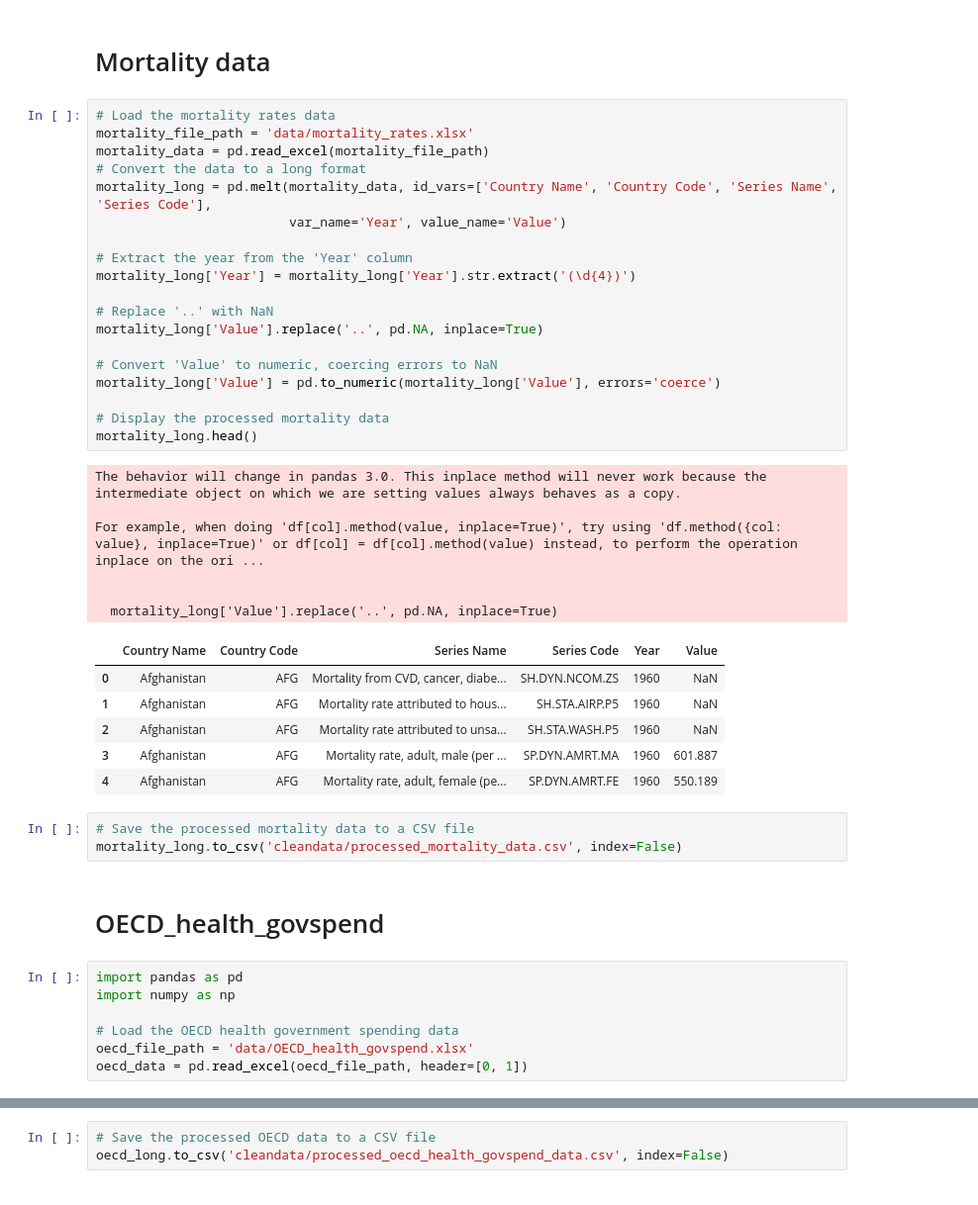
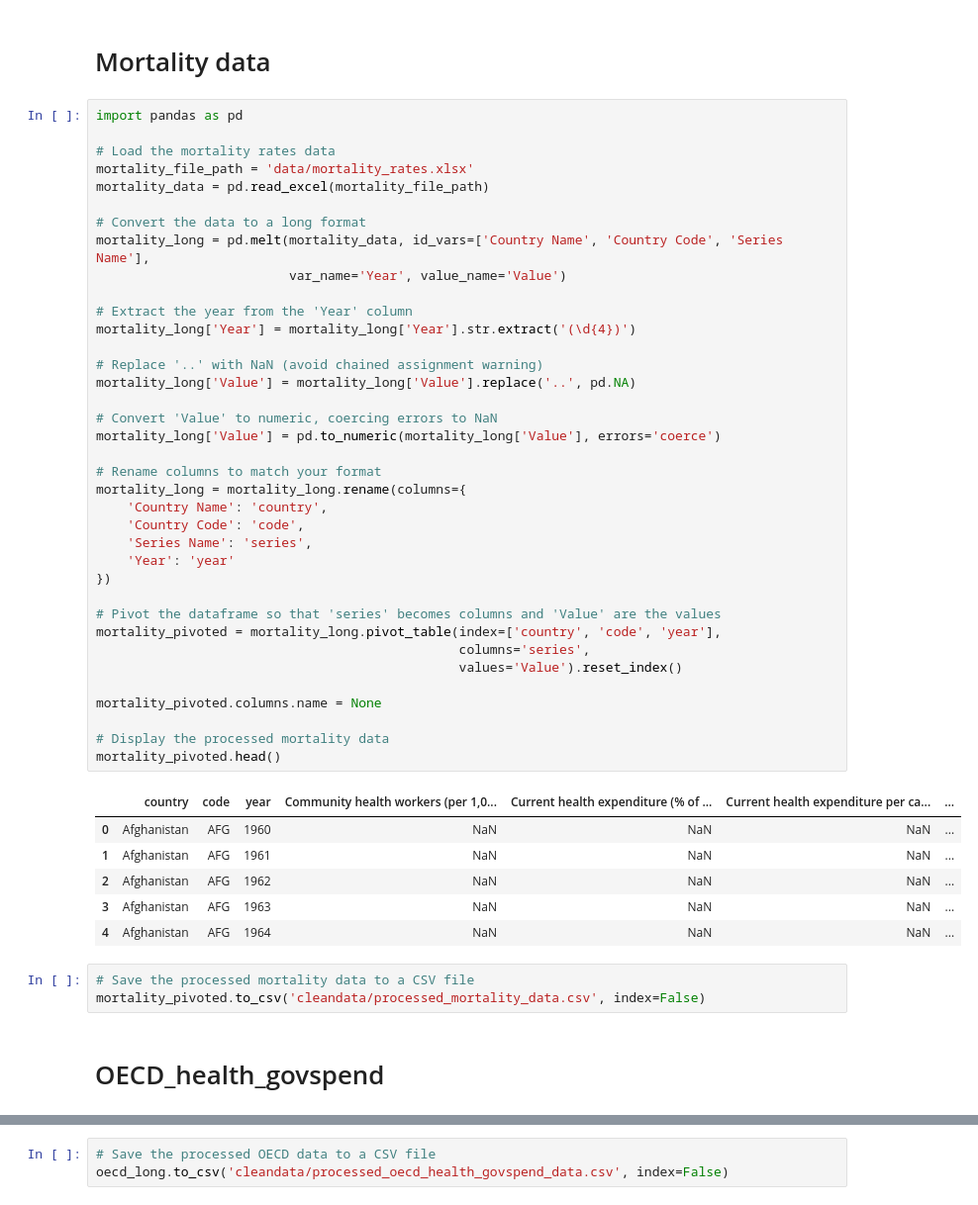
Before and after one commit to ahakobia/JHU_Colossus, a Jupyter notebook: health_data_adeh/cleaning_process/cleaning.ipynb, the cells around one changed output, grey strips where cells are left out. Shown at 99% size. Drawn from its saved outputs; the diff is of its cells as text.

```diff
--- a/health_data_adeh/cleaning_process/cleaning.ipynb
+++ b/health_data_adeh/cleaning_process/cleaning.ipynb
@@ -194,47 +193,52 @@ pivoted_data.to_csv('cleandata/combined_sport_spending_data.csv', index=False)
 # %% [markdown]
 # Mortality data
 # %%
+import pandas as pd
+
 # Load the mortality rates data
 mortality_file_path = 'data/mortality_rates.xlsx'
 mortality_data = pd.read_excel(mortality_file_path)
+
 # Convert the data to a long format
-mortality_long = pd.melt(mortality_data, id_vars=['Country Name', 'Country Code', 'Series Name', 'Series Code'],
+mortality_long = pd.melt(mortality_data, id_vars=['Country Name', 'Country Code', 'Series Name'],
                          var_name='Year', value_name='Value')
 
 # Extract the year from the 'Year' column
 mortality_long['Year'] = mortality_long['Year'].str.extract('(\d{4})')
 
-# Replace '..' with NaN
-mortality_long['Value'].replace('..', pd.NA, inplace=True)
+# Replace '..' with NaN (avoid chained assignment warning)
+mortality_long['Value'] = mortality_long['Value'].replace('..', pd.NA)
 
 # Convert 'Value' to numeric, coercing errors to NaN
 mortality_long['Value'] = pd.to_numeric(mortality_long['Value'], errors='coerce')
 
+# Rename columns to match your format
+mortality_long = mortality_long.rename(columns={
+    'Country Name': 'country',
+    'Country Code': 'code',
+    'Series Name': 'series',
+    'Year': 'year'
+})
+
+# Pivot the dataframe so that 'series' becomes columns and 'Value' are the values
+mortality_pivoted = mortality_long.pivot_table(index=['country', 'code', 'year'],
+                                               columns='series',
+                                               values='Value').reset_index()
+
+mortality_pivoted.columns.name = None
+
 # Display the processed mortality data
-mortality_long.head()
+mortality_pivoted.head()
 # %% [output]
-The behavior will change in pandas 3.0. This inplace method will never work because the intermediate object on which we are setting values always behaves as a copy.
-
-For example, when doing 'df[col].method(value, inplace=True)', try using 'df.method({col: value}, inplace=True)' or df[col] = df[col].method(value) instead, to perform the operation inplace on the ori ...
-
-
-  mortality_long['Value'].replace('..', pd.NA, inplace=True)
-|  | Country Name | Country Code | Series Name | Series Code | Year | Value |
-| 0 | Afghanistan | AFG | Mortality from CVD, cancer, diabe... | SH.DYN.NCOM.ZS | 1960 | NaN |
-| 1 | Afghanistan | AFG | Mortality rate attributed to hous... | SH.STA.AIRP.P5 | 1960 | NaN |
-| 2 | Afghanistan | AFG | Mortality rate attributed to unsa... | SH.STA.WASH.P5 | 1960 | NaN |
-| 3 | Afghanistan | AFG | Mortality rate, adult, male (per ... | SP.DYN.AMRT.MA | 1960 | 601.887 |
-| 4 | Afghanistan | AFG | Mortality rate, adult, female (pe... | SP.DYN.AMRT.FE | 1960 | 550.189 |
+|  | country | code | year | Community health workers (per 1,0... | Current health expenditure (% of ... | Current health expenditure per ca... | ... |
+| 0 | Afghanistan | AFG | 1960 | NaN | NaN | NaN | ... |
+| 1 | Afghanistan | AFG | 1961 | NaN | NaN | NaN | ... |
+| 2 | Afghanistan | AFG | 1962 | NaN | NaN | NaN | ... |
+| 3 | Afghanistan | AFG | 1963 | NaN | NaN | NaN | ... |
+| 4 | Afghanistan | AFG | 1964 | NaN | NaN | NaN | ... |
 # %%
 # Save the processed mortality data to a CSV file
-mortality_long.to_csv('cleandata/processed_mortality_data.csv', index=False)
+mortality_pivoted.to_csv('cleandata/processed_mortality_data.csv', index=False)
 # %% [markdown]
 # OECD_health_govspend
-# %%
-import pandas as pd
-import numpy as np
-
-# Load the OECD health government spending data
-oecd_file_path = 'data/OECD_health_govspend.xlsx'
-oecd_data = pd.read_excel(oecd_file_path, header=[0, 1])
 # %%
```
Also changed, not shown: parts of 2 cells of this notebook, 5 other files.
